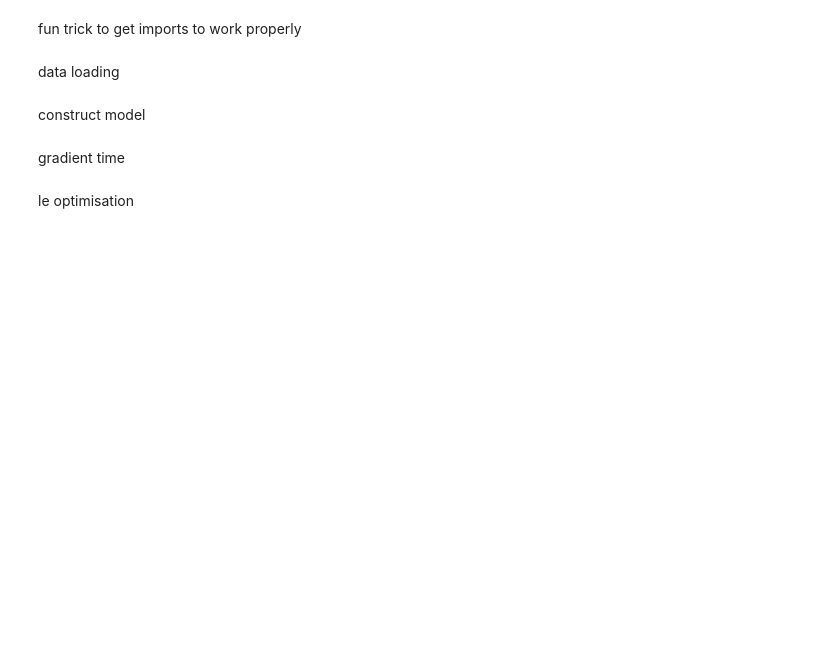
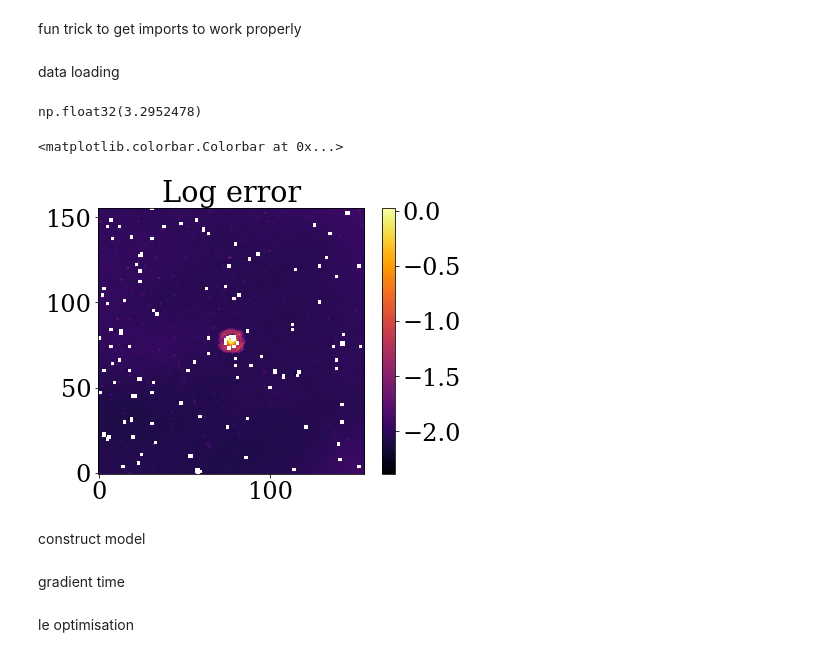
Before and after one commit to h-greer/hubble, a Jupyter notebook: notebooks/single-image.ipynb, the cells around one changed output. Drawn from its saved outputs; the diff is of its cells as text; code cells hidden in the pictures; blank space fills up the shorter version.

```diff
--- a/notebooks/single-image.ipynb
+++ b/notebooks/single-image.ipynb
@@ -64,6 +64,7 @@ fname = ddir + 'HST/n8ku01050_mos.fits'
 
 data = fits.getdata(fname, ext=1)
 err = fits.getdata(fname, ext=2)
+info = fits.getdata(fname, ext=3)
 
 image_hdr = fits.getheader(fname, ext=1) # this is the header for just the image in particular
 
@@ -83,11 +84,28 @@ wid = 156
 
 cropped = Cutout2D(data, centre, wid, wcs=w).data
 err_cropped = Cutout2D(err, centre, wid, wcs=w).data
+info_cropped = Cutout2D(info, centre, wid, wcs=w).data
 
 cropped_data = np.asarray(cropped, dtype=float)#+0.1#.clip(min=0)
 cropped_err = np.asarray(err_cropped, dtype=float)
 
-cropped_err = np.where(cropped_err==0.0, 1e10,cropped_err)
+bad_pix = cropped_err==0.0
+
+bad_pix_2 =(info_cropped&256) | (info_cropped&64) | (info_cropped&32)
+
+cropped_err = np.where(bad_pix, np.nan,cropped_err)
+cropped_data = np.where(bad_pix, np.nan, cropped_data)
+# %%
+data[0,0]/err[0,0]
+# %% [output]
+np.float32(3.2952478)
+# %%
+plt.imshow(np.log10(cropped_err))
+plt.title("Log error")
+plt.colorbar()
+# %% [output]
+<matplotlib.colorbar.Colorbar at 0x...>
+[figure, added]
 # %% [markdown]
 construct model
 # %%
```
Also changed, not shown: parts of 4 cells of this notebook.
